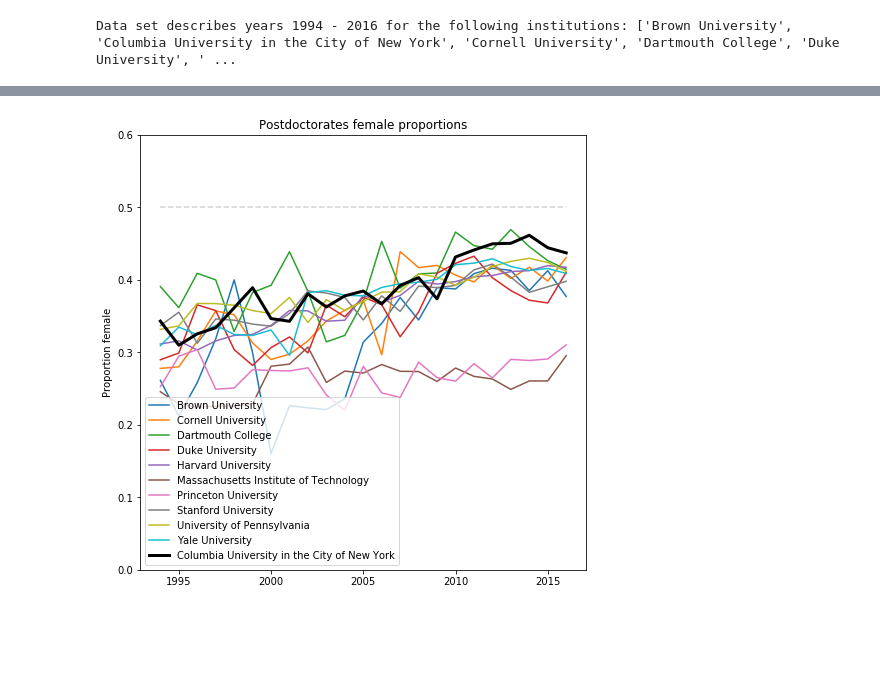
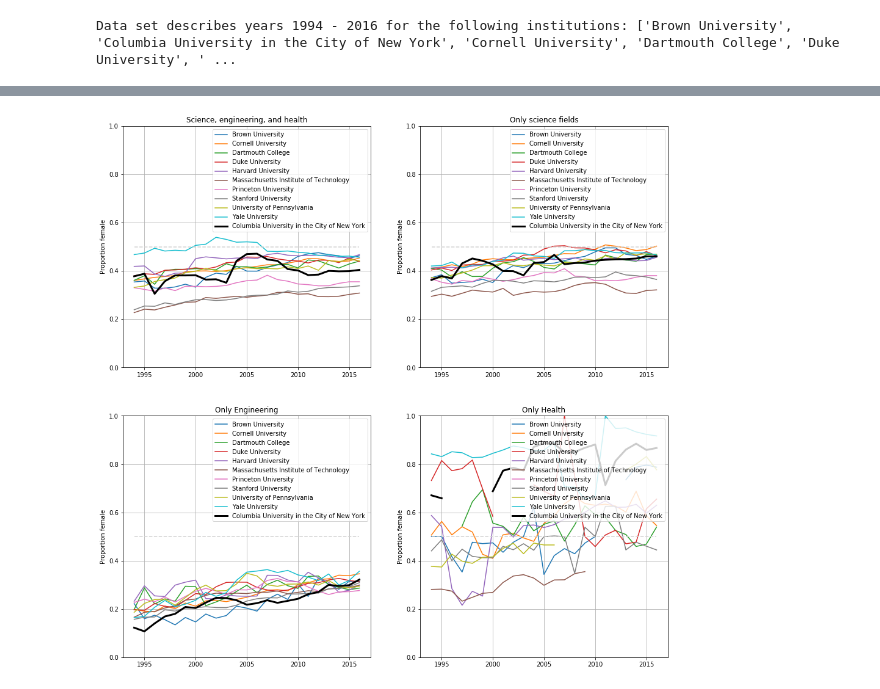
Before and after one commit to spec-journalism/gss-diversity, a Jupyter notebook: notebooks/overall.ipynb, the cells around one changed output, grey strips where cells are left out. Cells and saved outputs as stored; diff of their text form; code cells hidden in the pictures; blank space fills up the shorter version.

```diff
--- a/notebooks/overall.ipynb
+++ b/notebooks/overall.ipynb
@@ -5,35 +5,42 @@ from collections import defaultdict
 import pickle
 import matplotlib.pyplot as plt
 # %%
+S_GRADS = pickle.load(open('../data/S_Sex_Graduates.p', 'rb'))
+E_GRADS = pickle.load(open('../data/E_Sex_Graduates.p', 'rb'))
+H_GRADS = pickle.load(open('../data/H_Sex_Graduates.p', 'rb'))
+
+SE_GRADS = pickle.load(open('../data/SE_Sex.p', 'rb'))
+
 GRAD_TOTALS = pickle.load(open('../data/Sex_Graduates.p', 'rb'))
 POST_TOTALS = pickle.load(open('../data/Sex_Postdoctorates.p', 'rb'))
 
-years = sorted(GRAD_TOTALS.keys())
-institutions = sorted(GRAD_TOTALS[ max(years) ].keys())
+years = sorted(SE_GRADS.keys())
+institutions = sorted(SE_GRADS[ max(years) ].keys())
 
 print(f'Data set describes years {min(years)} - {max(years)} for the following institutions: {institutions}.')
 # %% [output]
 Data set describes years 1994 - 2016 for the following institutions: ['Brown University', 'Columbia University in the City of New York', 'Cornell University', 'Dartmouth College', 'Duke University', ' ...
 # %%
-def get_proportions(totals, inst):
+def get_proportions(totals, inst='Columbia University in the City of New York'):
     props = []
     for year in years:
-        inst_data = totals[year][inst]
-        props.append(inst_data['Female'] / inst_data['Total for selected values'])
+        inst_data = totals[year].get(inst, None)
+        if inst_data is None:
+            props.append(None)
+        else:
+            props.append(inst_data['Female'] / inst_data['Total for selected values'])
     return props
 
-def plot_proportions(totals, title, highlight='Columbia University in the City of New York'):
-    plt.figure(figsize=(8, 8))
-
+def plot_proportions(ax, totals, title, highlight='Columbia University in the City of New York'):
     for inst in institutions:
         if inst != highlight:
-            plt.plot(years, get_proportions(totals, inst), label=inst)
-    plt.plot(years, get_proportions(totals, highlight), label=highlight, color='black', linewidth=3)
+            ax.plot(years, get_proportions(totals, inst), label=inst)
+    ax.plot(years, get_proportions(totals, highlight), label=highlight, color='black', linewidth=3)
 
-    plt.plot(years, [0.5 for _ in years], color='lightgray', linestyle='--')
-    plt.ylim(bottom=0, top=1)
+    ax.plot(years, [0.5 for _ in years], color='lightgray', linestyle='--')
+    ax.set_ylim(bottom=0, top=1)
 
-    plt.ylabel('Proportion female')
-    plt.title(title)
-    plt.legend(loc='upper right')
-    plt.grid()
+    ax.set_ylabel('Proportion female')
+    ax.set_title(title)
+    ax.legend(loc='upper right')
+    ax.grid()
@@ -62,4 +47,8 @@ plt.plot([0, 5000], [0, 5000], linestyle='--', color='gray')
-# %%
-plot_proportions(POST_TOTALS, 'Postdoctorates female proportions')
-# %% [output]
-[figure, removed]
+# %%
+fig, axArr = plt.subplots(2, 2, figsize=(16, 16))
+plot_proportions(axArr[0, 0], GRAD_TOTALS, 'Science, engineering, and health')
+plot_proportions(axArr[0, 1], S_GRADS, 'Only science fields')
+plot_proportions(axArr[1, 0], E_GRADS, 'Only Engineering')
+plot_proportions(axArr[1, 1], H_GRADS, 'Only Health')
+# %% [output]
+[figure, added]
```
Also changed, not shown: parts of 4 cells of this notebook, 1 other file.
